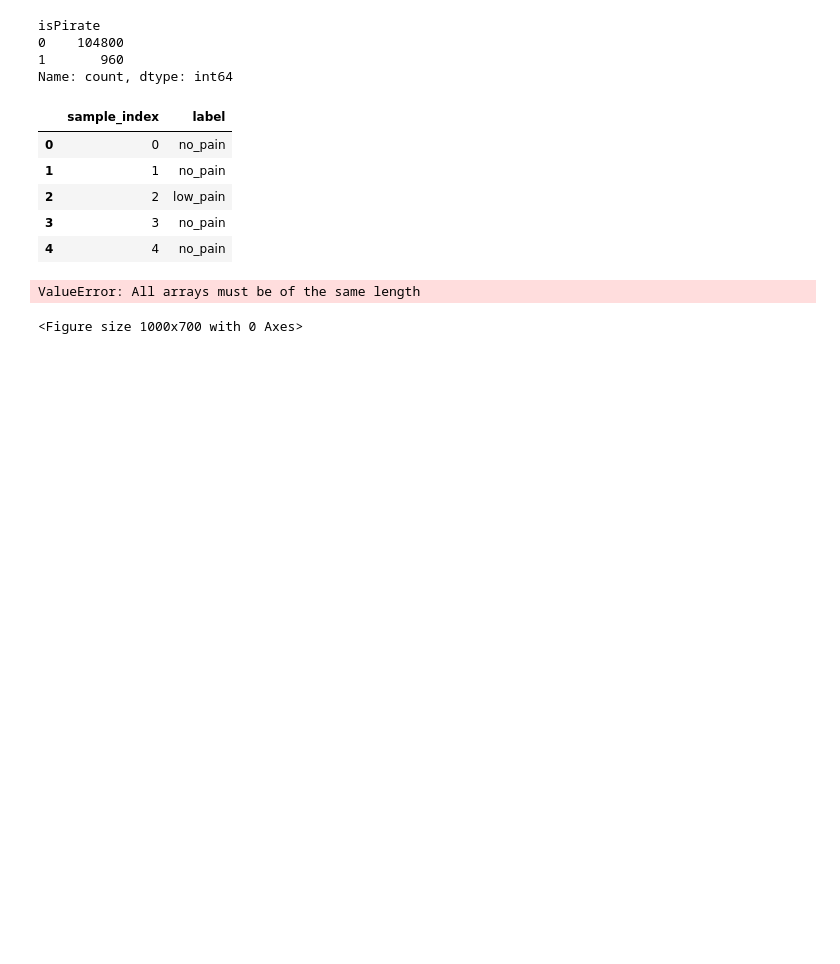
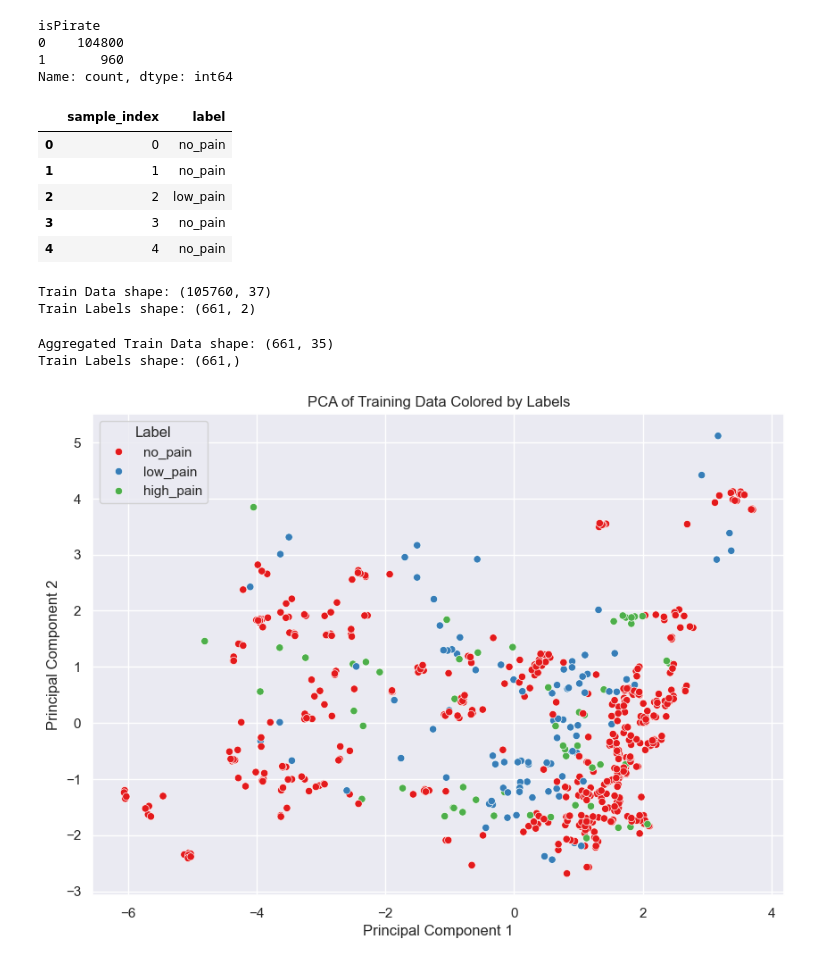
Before and after one commit to Gradient-Gang/ANN-Challenges, a Jupyter notebook: Notebook/preprocessing.ipynb, the cells around one changed output. Saved outputs shown, nothing was run; the diff lists cells and outputs as text; code cells hidden in the pictures; blank space fills up the shorter version.

```diff
--- a/Notebook/preprocessing.ipynb
+++ b/Notebook/preprocessing.ipynb
@@ -56,28 +57,48 @@ trainLabels.head()
 | 2 | 2 | low_pain |
 | 3 | 3 | no_pain |
 | 4 | 4 | no_pain |
+# %%
+# Check data shapes to understand the mismatch
+print(f"Train Data shape: {trainData.shape}")
+print(f"Train Labels shape: {trainLabels.shape}")
+# %% [output]
+Train Data shape: (105760, 37)
+Train Labels shape: (661, 2)
 # %%
 import matplotlib.pyplot as plt
 import seaborn as sns
 from sklearn.decomposition import PCA
 sns.set_theme()
 
-#Plot first 2 principal components colored by label
+# Aggregate time series data by sample_index (take mean across time)
+if 'sample_index' in trainData.columns:
+    # Group by sample_index and take mean of all numeric columns
+    trainDataAgg = trainData.groupby('sample_index').mean(numeric_only=True)
+    # Remove time column if it exists
+    if 'time' in trainDataAgg.columns:
+        trainDataAgg = trainDataAgg.drop(columns=['time'])
+    trainDataNp = trainDataAgg.to_numpy()
+    print(f"Aggregated Train Data shape: {trainDataNp.shape}")
+else:
+    trainDataNp = trainData.to_numpy()
+
+trainLabelsNp = trainLabels["label"].to_numpy()
+print(f"Train Labels shape: {trainLabelsNp.shape}")
+
+# Plot first 2 principal components colored by label
 pca = PCA(n_components=2)
-trainDataNp = trainData.to_numpy()
-trainLabelsNp = trainLabels["label"].to_numpy()
-
 trainDataPca = pca.fit_transform(trainDataNp)
 plt.figure(figsize=(10, 7))
 sns.scatterplot(x=trainDataPca[:, 0], y=trainDataPca[:, 1], hue=trainLabelsNp, palette="Set1")
 plt.title("PCA of Training Data Colored by Labels")
 plt.xlabel("Principal Component 1")
 plt.ylabel("Principal Component 2")
 plt.legend(title="Label", loc="best")
 plt.show()
 # %% [output]
-ValueError: All arrays must be of the same length
+Aggregated Train Data shape: (661, 35)
+Train Labels shape: (661,)
-<Figure size 1000x700 with 0 Axes>
+[figure, added]
 # %%
 # Plot tsne colored by label
 from sklearn.manifold import TSNE
```
Also changed, not shown: parts of 2 cells of this notebook, 3 other files.
